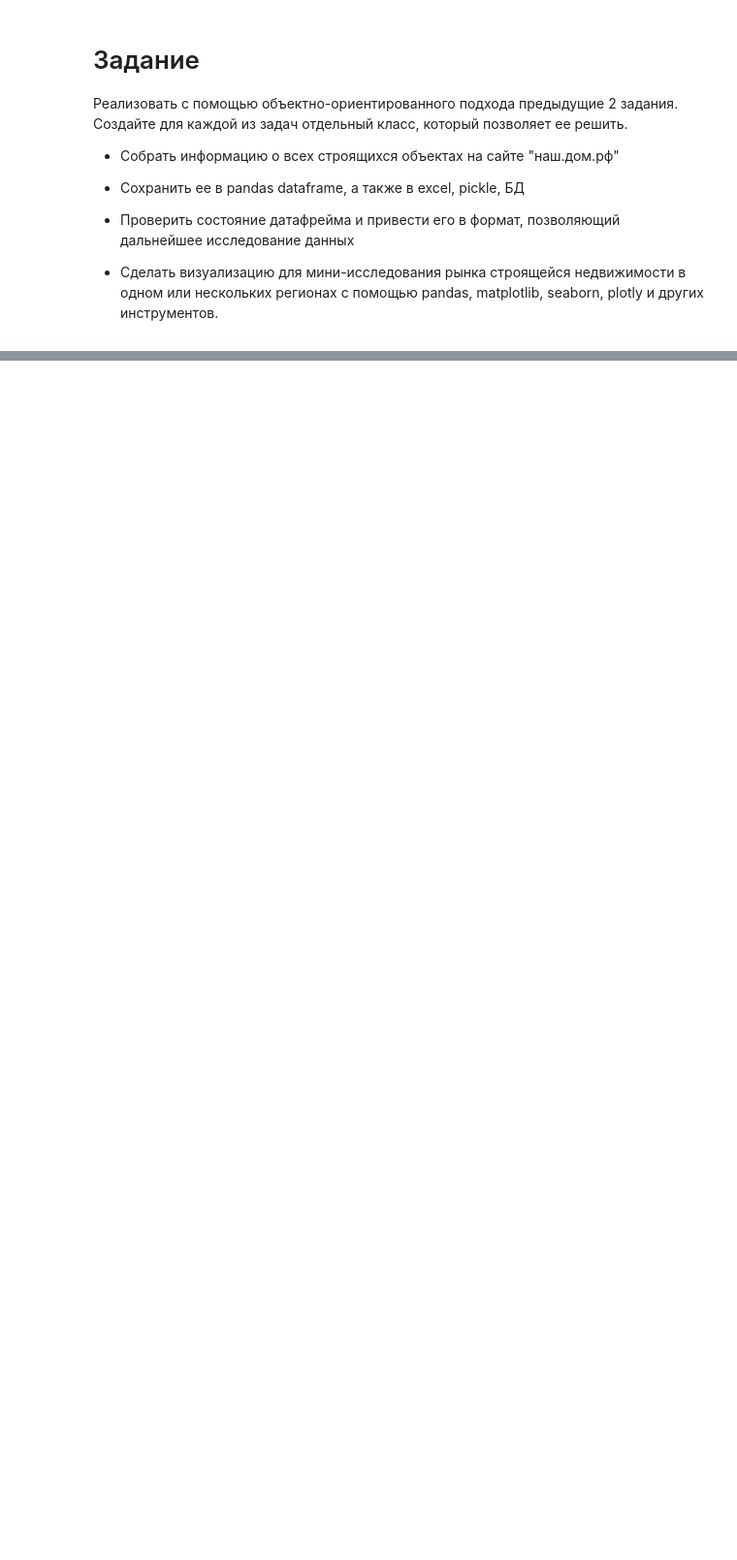
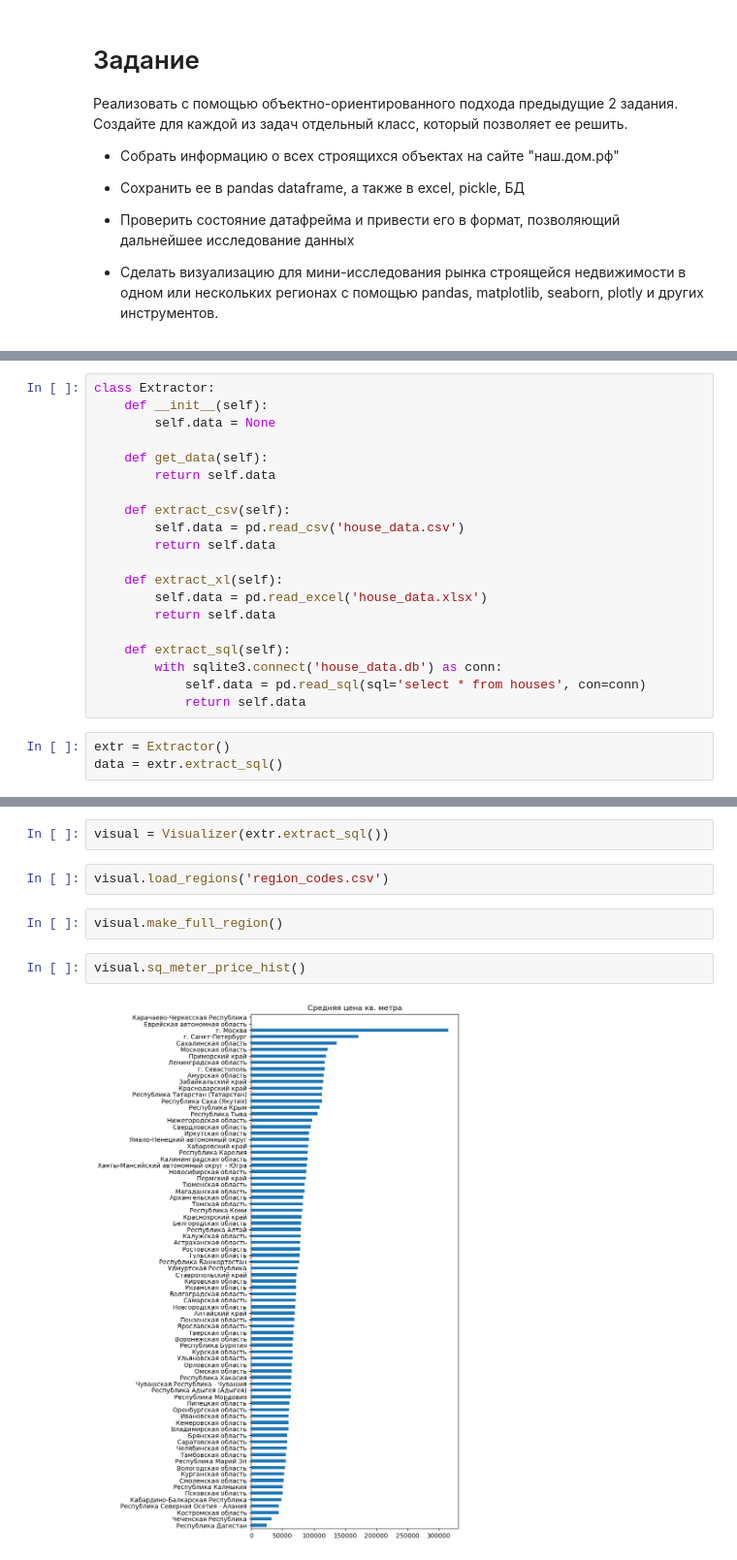
Before and after one commit to MrRifRaf/DS_Sber, a Jupyter notebook: Homework/Task3_dmrf_OOP.ipynb, the cells around one changed output, grey strips where cells are left out. Shown at 97% size. Cells and saved outputs as stored; diff of their text form; blank space fills up the shorter version.

```diff
--- a/Homework/Task3_dmrf_OOP.ipynb
+++ b/Homework/Task3_dmrf_OOP.ipynb
@@ -83,0 +147,23 @@ class Visualizer:
+# %%
+class Extractor:
+    def __init__(self):
+        self.data = None
+
+    def get_data(self):
+        return self.data
+
+    def extract_csv(self):
+        self.data = pd.read_csv('house_data.csv')
+        return self.data
+
+    def extract_xl(self):
+        self.data = pd.read_excel('house_data.xlsx')
+        return self.data
+
+    def extract_sql(self):
+        with sqlite3.connect('house_data.db') as conn:
+            self.data = pd.read_sql(sql='select * from houses', con=conn)
+            return self.data
+# %%
+extr = Extractor()
+data = extr.extract_sql()
@@ -83,0 +254,10 @@ class Visualizer:
+# %%
+visual = Visualizer(extr.extract_sql())
+# %%
+visual.load_regions('region_codes.csv')
+# %%
+visual.make_full_region()
+# %%
+visual.sq_meter_price_hist()
+# %% [output]
+[figure, added]
```
Also changed, not shown: parts of 25 cells of this notebook.
